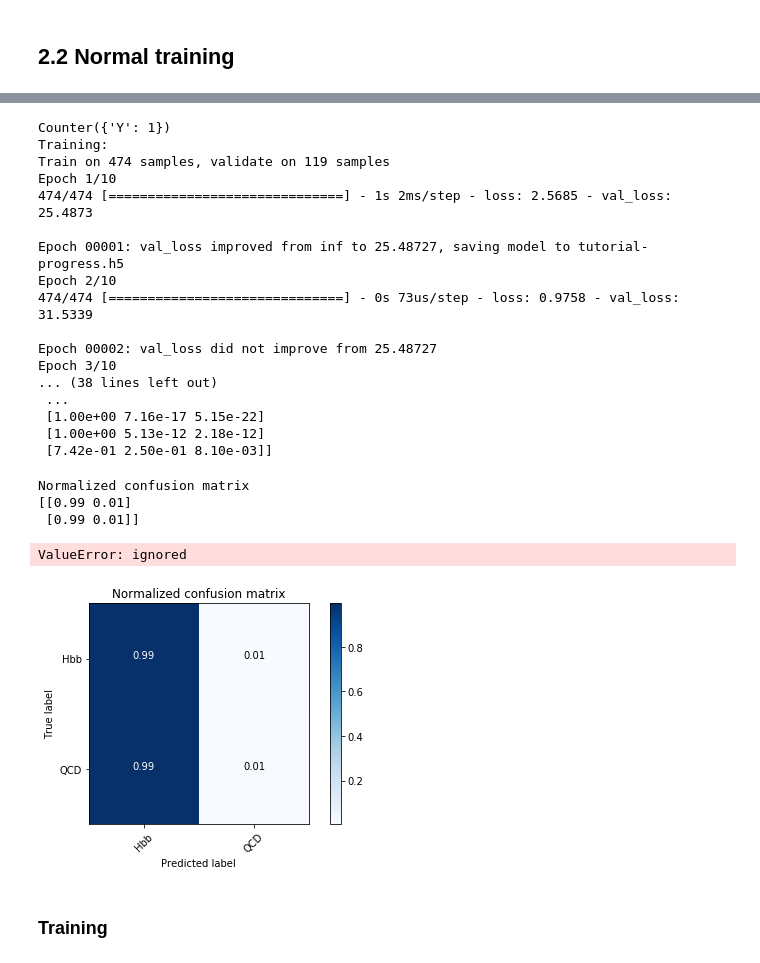
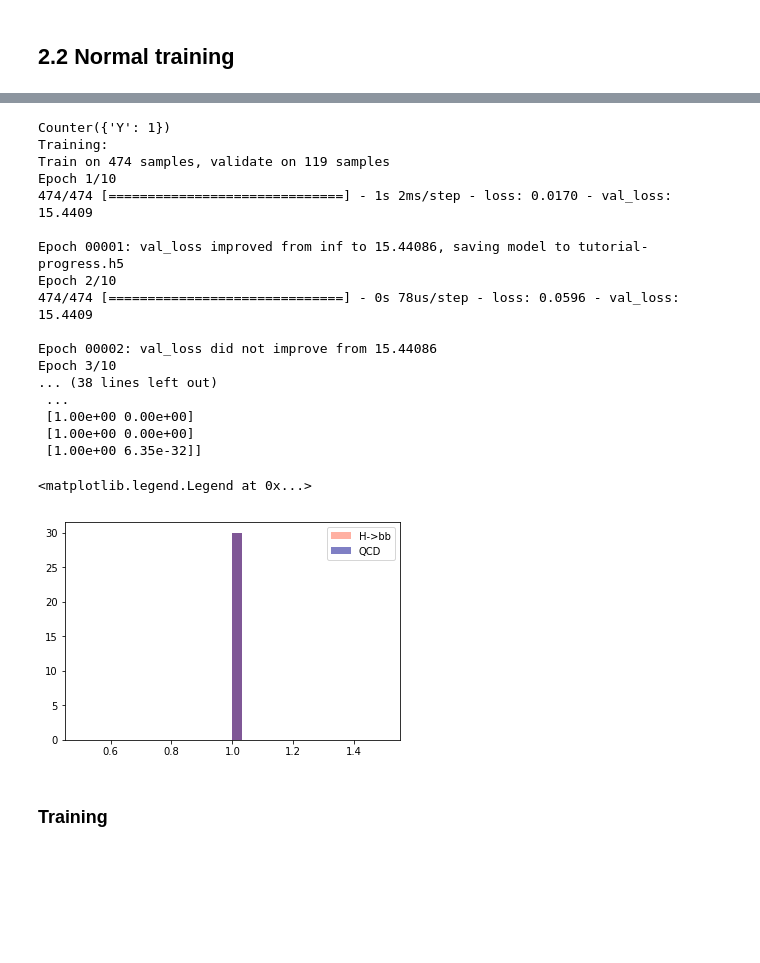
Before and after one commit to hessikaveh/VHbbPytorch, a Jupyter notebook: SummerStudent_withKERAS.ipynb, the cells around one changed output, grey strips where cells are left out. Drawn from its saved outputs; the diff is of its cells as text; code cells hidden in the pictures; blank space fills up the shorter version.

```diff
--- a/SummerStudent_withKERAS.ipynb
+++ b/SummerStudent_withKERAS.ipynb
@@ -624,11 +588,7 @@ print( Counter(Y_test) )
 print('Training:')
 try:
     model.fit(
-        X_train, Y_train, class_weight={ # rebalance class representation
-            0 : 0.50 * (float(len(Y)) / (Y == 0).sum()),
-            1 : 0.50 * (float(len(Y)) / (Y == 1).sum()),
-            #2 : 0.40 * (float(len(Y)) / (Y == 2).sum())
-        },
+        X_train, Y_train,
         callbacks = [
             EarlyStopping(verbose=True, patience=10, monitor='val_loss'),
             ModelCheckpoint('tutorial-progress.h5', monitor='val_loss', verbose=True, save_best_only=True)
@@ -659,19 +619,19 @@ Counter({'Y': 1})
 Training:
 Train on 474 samples, validate on 119 samples
 Epoch 1/10
-474/474 [==============================] - 1s 2ms/step - loss: 2.5685 - val_loss: 25.4873
+474/474 [==============================] - 1s 2ms/step - loss: 0.0170 - val_loss: 15.4409
 
-Epoch 00001: val_loss improved from inf to 25.48727, saving model to tutorial-progress.h5
+Epoch 00001: val_loss improved from inf to 15.44086, saving model to tutorial-progress.h5
 Epoch 2/10
-474/474 [==============================] - 0s 73us/step - loss: 0.9758 - val_loss: 31.5339
+474/474 [==============================] - 0s 78us/step - loss: 0.0596 - val_loss: 15.4409
 
-Epoch 00002: val_loss did not improve from 25.48727
+Epoch 00002: val_loss did not improve from 15.44086
 Epoch 3/10
 ... (38 lines left out)
  ...
- [1.00e+00 7.16e-17 5.15e-22]
- [1.00e+00 5.13e-12 2.18e-12]
- [7.42e-01 2.50e-01 8.10e-03]]
+ [1.00e+00 0.00e+00]
+ [1.00e+00 0.00e+00]
+ [1.00e+00 6.35e-32]]
 # %%
 # -- turn them into classes
 yhat_cls = np.argmax(yhat, axis=1)
@@ -692,49 +652,55 @@ def plot_confusion_matrix(cm, classes,
         print("Normalized confusion matrix")
     else:
         print('Confusion matrix, without normalization')
 
     print(cm)
 
     plt.imshow(cm, interpolation='nearest', cmap=cmap)
     plt.title(title)
     plt.colorbar()
     tick_marks = np.arange(len(classes))
     plt.xticks(tick_marks, classes, rotation=45)
     plt.yticks(tick_marks, classes)
 
     fmt = '.2f' if normalize else 'd'
     thresh = cm.max() / 2.
     for i, j in itertools.product(range(cm.shape[0]), range(cm.shape[1])):
         plt.text(j, i, format(cm[i, j], fmt),
                  horizontalalignment="center",
                  color="white" if cm[i, j] > thresh else "black")
 
     plt.tight_layout()
     plt.ylabel('True label')
     plt.xlabel('Predicted label')
     plt.savefig("confusion.png")
 
-#print(sample_weight_test, Y_test, yhat_cls)
+#print(yhat[:,0])
+#print(yhat[:,1])
+weights = pd.concat([sample_weight_test, Y_test], axis=1)
+yhat_df = pd.DataFrame(yhat)
+yhat_pred = pd.concat([yhat_df, Y_test], axis=1)
+#print(weights[weights['Y']==1]['weight'], yhat_pred)
 # Compute confusion matrix
-#cnf_matrix = confusion_matrix(Y_test, yhat_cls, sample_weight=sample_weight_test)
-cnf_matrix = confusion_matrix(Y_test, yhat_cls)
-np.set_printoptions(precision=2)
-plot_confusion_matrix(cnf_matrix, classes=['Hbb', 'QCD],
-                      normalize=True,
-                      title='Normalized confusion matrix')
+#cnf_matrix = confusion_matrix(Y_test, yhat, sample_weight=sample_weight_test)
+#cnf_matrix = confusion_matrix(Y_test, yhat_cls)
+#np.set_printoptions(precision=2)
+#plot_confusion_matrix(cnf_matrix, classes=['Hbb', 'Bkg'],
+#                      normalize=True,
+#                      title='Normalized confusion matrix')
 # signal eff = weighted tpr --> out of all signal events, what % for we classify as signal?
-print ('Signal efficiency:', sample_weight_test[(Y_test == 0) & (yhat_cls == 0)].sum() / sample_weight_test[Y_test == 0].sum())
+#print ('Signal efficiency:', sample_weight_test[(yhat == 0)].sum() / sample_weight_test[yhat == 0].sum())
 
 # bkg eff = weighted fpr --> out of all bkg events, what % do we classify as signal?
-b_eff = sample_weight_test[(Y_test != 0) & (yhat_cls == 0)].sum() / sample_weight_test[Y_test != 0].sum()
-print ('Background efficiency:', b_eff)
-print ('Background rej:', 1 / b_eff)
+b_eff = weights[(Y_test != 0) ].sum() / weights[Y_test != 0].sum()
+#print ('Background efficiency:', b_eff)
+#print ('Background rej:', 1 / b_eff)
+fig, ax = plt.subplots()
+_ = ax.hist(yhat_pred[yhat_pred['Y']==0][0], bins=30, alpha=0.5, density=True, color='tomato', label='H->bb', weights =[ weights[weights['Y']==0]['weight'] ])
+_ = ax.hist(yhat_pred[yhat_pred['Y']==1][0], bins=30, alpha=0.5, density=True, color='darkblue', label='QCD', weights =[ weights[weights['Y']==1]['weight'] ])
+ax.legend()
 # %% [output]
-Normalized confusion matrix
-[[0.99 0.01]
- [0.99 0.01]]
+<matplotlib.legend.Legend at 0x...>
-ValueError: ignored
-[figure, old version]
+[figure, new version]
 # %% [markdown]
 ### Training
 # %%
```
Also changed, not shown: parts of 3 cells of this notebook.
